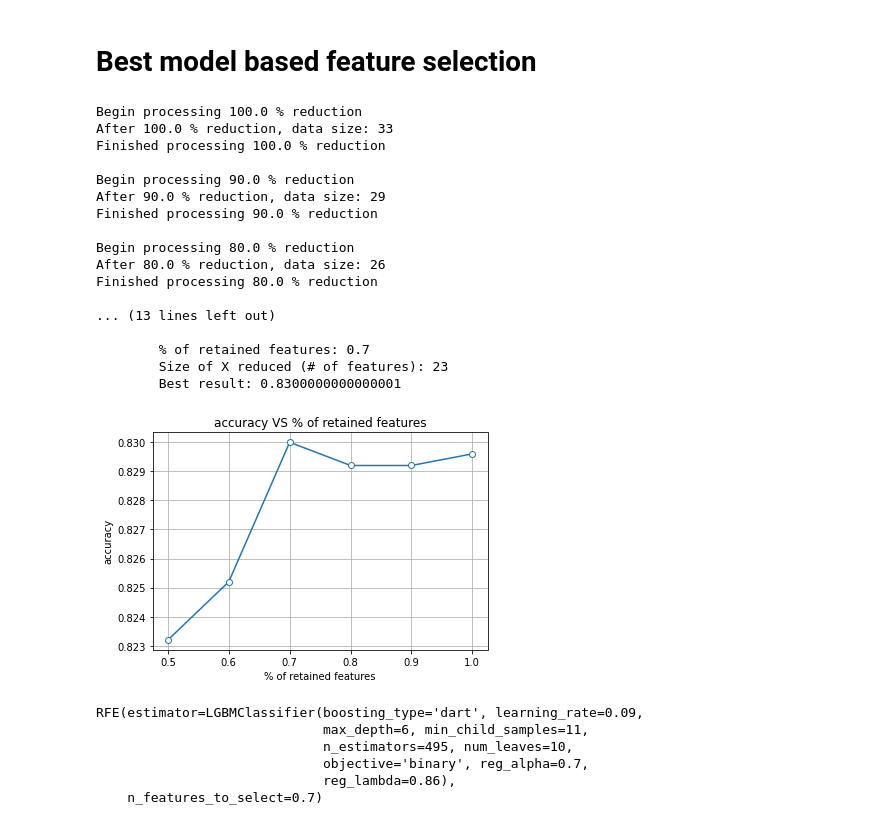
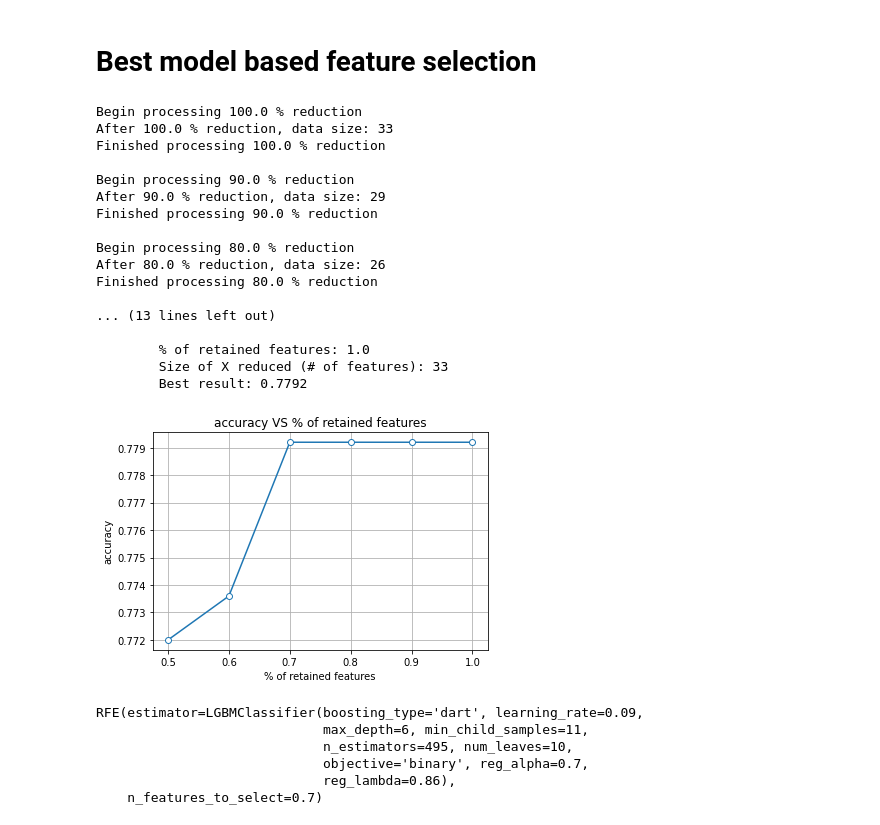
Before and after one commit to PashaIanko/Kaggle.Spaceship-Titanic, a Jupyter notebook: 2_data_preparation.ipynb, the cells around one changed output. Saved outputs shown, nothing was run; the diff lists cells and outputs as text; code cells hidden in the pictures.

```diff
--- a/2_data_preparation.ipynb
+++ b/2_data_preparation.ipynb
@@ -76,7 +76,7 @@ from sklearn_transformers import OutlierCleaner
 drive.mount('/content/gdrive')
 gdrive_path = '/content/gdrive/MyDrive/'
 
-PREPROC_TRIAL = 10
+PREPROC_TRIAL = 11
 MODELS_TRIAL = 4
 COMPETITION_PATH = gdrive_path + 'ML/Competitions/6.SpaceshipTitanic/'
 
@@ -1271,38 +1405,38 @@ np.random.seed(42)
 
 indices_subsample = np.random.choice(
     list(range(df_trainval_processed.shape[0])),
     size=2500,
-    replace=True
+    replace=False
 )
 
 cross_val_scores, dims = \
     feature_selection_experiment(
         best_model,
         df_trainval_processed[
             indices_subsample, :-1],
         df_trainval_processed[indices_subsample, -1],
         scoring_='accuracy',
         percentiles_=[1.0, 0.9, 0.8, 0.7, 0.6, 0.5]
     )
 # %% [output]
 Begin processing 100.0 % reduction
 After 100.0 % reduction, data size: 33
 Finished processing 100.0 % reduction
 
 Begin processing 90.0 % reduction
 After 90.0 % reduction, data size: 29
 Finished processing 90.0 % reduction
 
 Begin processing 80.0 % reduction
 After 80.0 % reduction, data size: 26
 Finished processing 80.0 % reduction
 
 ... (13 lines left out)
 
-        % of retained features: 0.7
-        Size of X reduced (# of features): 23
-        Best result: 0.8300000000000001
+        % of retained features: 1.0
+        Size of X reduced (# of features): 33
+        Best result: 0.7792
-[figure, old version]
+[figure, new version]
 # %%
 feature_selector = RFE(best_model, n_features_to_select=0.7)
 feature_selector.fit(
```
Also changed, not shown: parts of 8 cells of this notebook.
